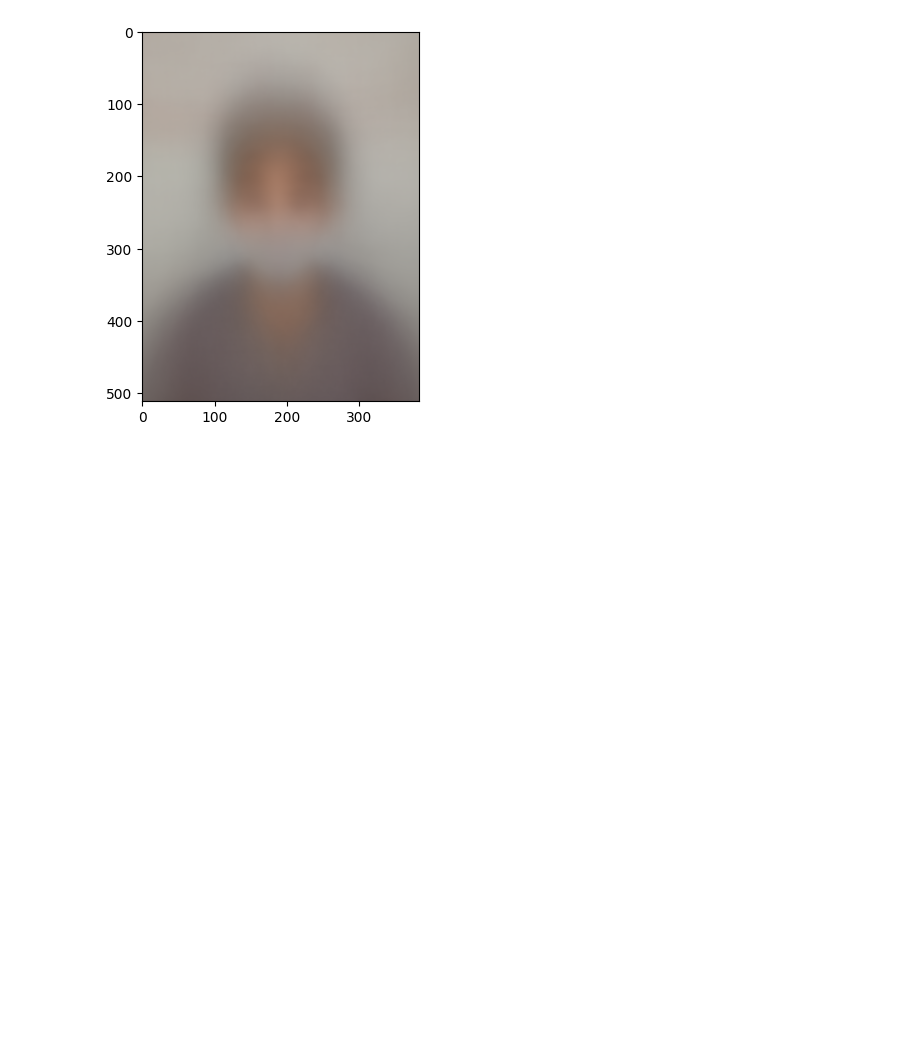
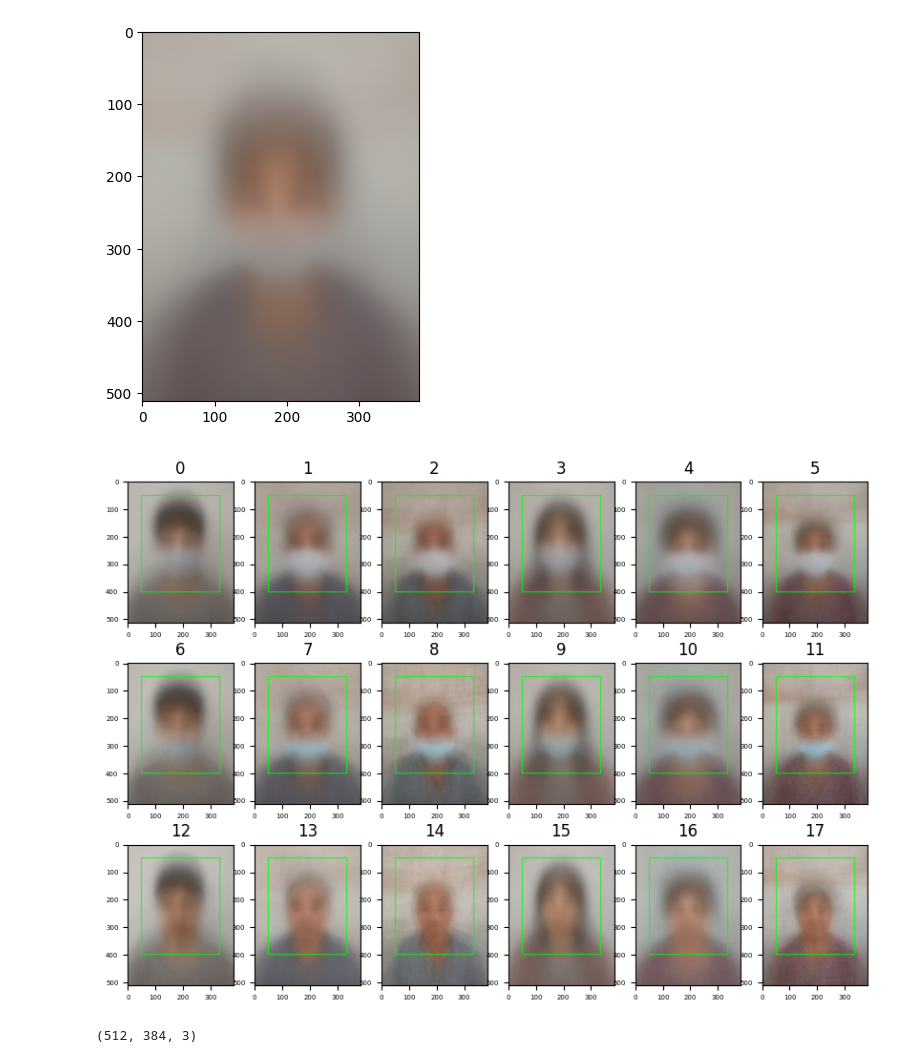
Before and after one commit to boostcampaitech4cv1/level1_imageclassification_cv-level1-cv-02, a Jupyter notebook: analysis/average_images_for_labels.ipynb, the cells around one changed output. Cells and saved outputs as stored; diff of their text form; code cells hidden in the pictures; blank space fills up the shorter version.

Commit message:
modify: average_image_for_labels / complete
 - add code

```diff
--- a/analysis/average_images_for_labels.ipynb
+++ b/analysis/average_images_for_labels.ipynb
@@ -83,19 +83,26 @@ ax.tick_params(axis='both', which='minor', labelsize=4)
 # %% [output]
 <matplotlib.image.AxesImage at 0x...>
 [figure]
+# %%
+position_lt = (50,50)
+position_br = (334,400)
 # %%
 nrows = 3
 ncols = 6
 _, axs = plt.subplots(nrows, ncols, figsize=(10,7))
-position_lt = (50,50)
-position_br = (350,500)
 for i in range(nrows * ncols):
     col = i % ncols
     row = i // ncols
     img_copyed = np.array(imgs[i]*255, np.int32)
     cv2.rectangle(img_copyed, position_lt, position_br, (0,255,0), 2)
     # axs[row][col].set_axis_off()
     axs[row][col].imshow(img_copyed)
     axs[row][col].set_title(labels[i])
     axs[row][col].tick_params(axis='both', which='major', labelsize=5)
     axs[row][col].tick_params(axis='both', which='minor', labelsize=4)
+# %% [output]
+[figure, added]
+# %%
+imgs_avg.shape
+# %% [output]
+(512, 384, 3)
```
Also changed, not shown: parts of 1 cell of this notebook.
